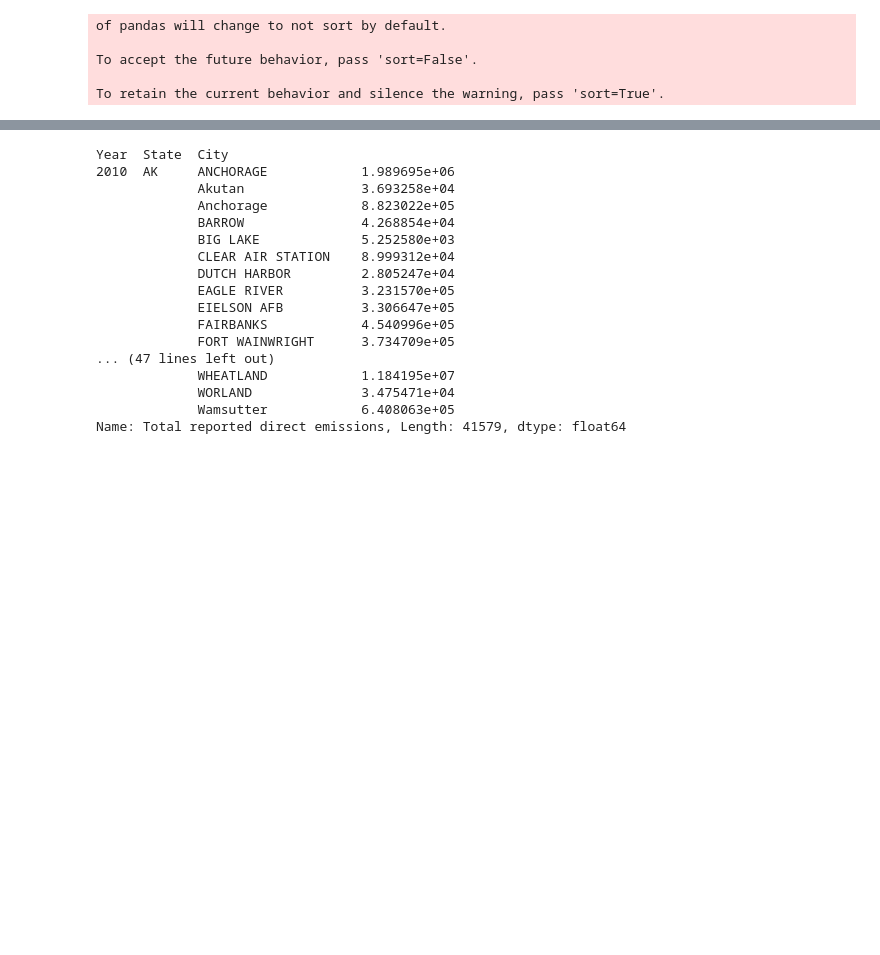
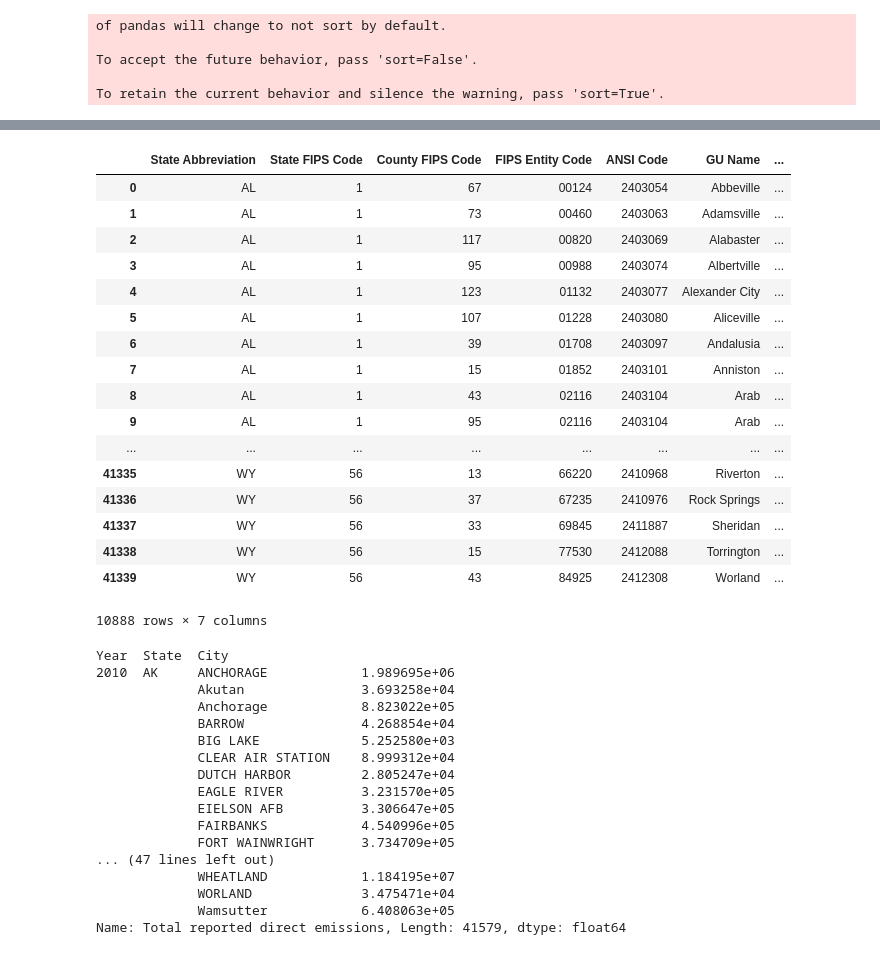
Before and after one commit to 801C07/final_project_cs533, a Jupyter notebook: PollutionData.ipynb, the cells around one changed output, grey strips where cells are left out. Drawn from its saved outputs; the diff is of its cells as text; code cells hidden in the pictures; blank space fills up the shorter version.

```diff
--- a/PollutionData.ipynb
+++ b/PollutionData.ipynb
@@ -65,8 +53,0 @@ ghg.head()
-# %%
-af = addfips.AddFIPS()
-def get_fips(x):
-    if math.isnan(x.County) or math.isnan(x.State):
-        return -1
-    return af.get_county_fips(x.County, state=x.State)
-
-ghg['FIPS'] = ghg.apply(get_fips, axis=1)
@@ -75,3 +78,24 @@ NameError: ("name 'math' is not defined", 'occurred at index 0')
+# %%
+ghg_mapped = ghg.join(fips_mma)
+# %% [output]
+|  | State Abbreviation | State FIPS Code | County FIPS Code | FIPS Entity Code | ANSI Code | GU Name | ... |
+| 0 | AL | 1 | 67 | 00124 | 2403054 | Abbeville | ... |
+| 1 | AL | 1 | 73 | 00460 | 2403063 | Adamsville | ... |
+| 2 | AL | 1 | 117 | 00820 | 2403069 | Alabaster | ... |
+| 3 | AL | 1 | 95 | 00988 | 2403074 | Albertville | ... |
+| 4 | AL | 1 | 123 | 01132 | 2403077 | Alexander City | ... |
+| 5 | AL | 1 | 107 | 01228 | 2403080 | Aliceville | ... |
+| 6 | AL | 1 | 39 | 01708 | 2403097 | Andalusia | ... |
+| 7 | AL | 1 | 15 | 01852 | 2403101 | Anniston | ... |
+| 8 | AL | 1 | 43 | 02116 | 2403104 | Arab | ... |
+| 9 | AL | 1 | 95 | 02116 | 2403104 | Arab | ... |
+| ... | ... | ... | ... | ... | ... | ... | ... |
+| 41335 | WY | 56 | 13 | 66220 | 2410968 | Riverton | ... |
+| 41336 | WY | 56 | 37 | 67235 | 2410976 | Rock Springs | ... |
+| 41337 | WY | 56 | 33 | 69845 | 2411887 | Sheridan | ... |
+| 41338 | WY | 56 | 15 | 77530 | 2412088 | Torrington | ... |
+| 41339 | WY | 56 | 43 | 84925 | 2412308 | Worland | ... |
+10888 rows × 7 columns
 # %%
 all_data.groupby(['Year','State', 'City'])['Total reported direct emissions'].agg('sum')
 # %% [output]
```
Also changed, not shown: parts of 5 cells of this notebook, 2 other files.
